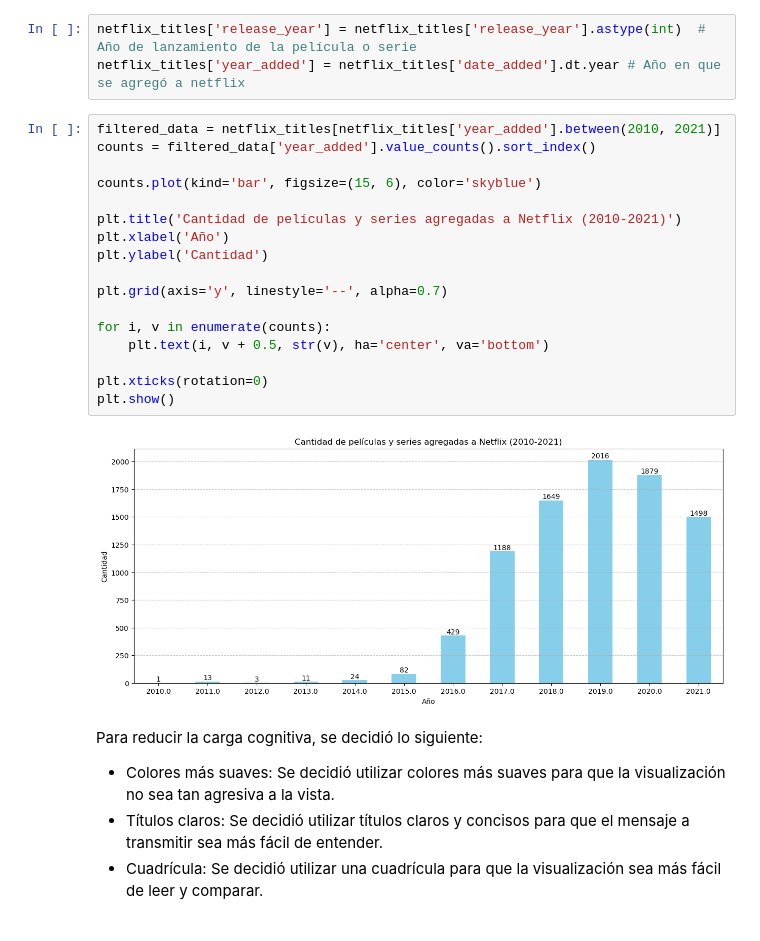
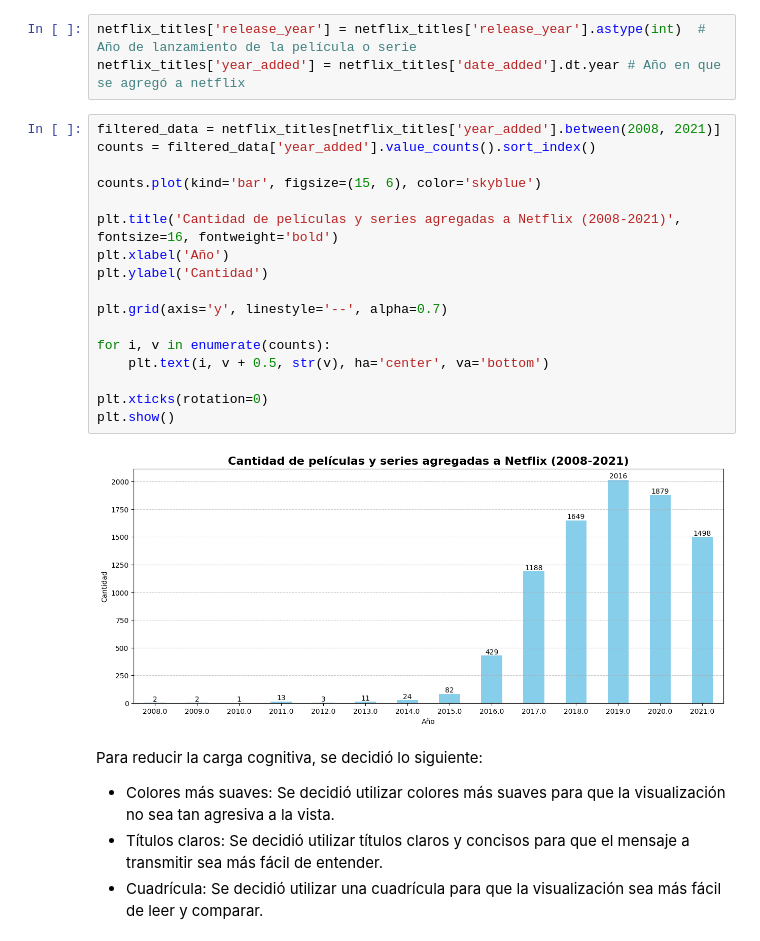
Before and after one commit to markalbrand56/DS-Laboratorio-9, a Jupyter notebook: netflix_titles.ipynb, the cells around one changed output. Cells and saved outputs as stored; diff of their text form.

```diff
--- a/netflix_titles.ipynb
+++ b/netflix_titles.ipynb
@@ -100,24 +100,24 @@ netflix_titles['date_added'] = pd.to_datetime(netflix_titles['date_added'])
 netflix_titles['release_year'] = netflix_titles['release_year'].astype(int)  # Año de lanzamiento de la película o serie
 netflix_titles['year_added'] = netflix_titles['date_added'].dt.year # Año en que se agregó a netflix
 # %%
-filtered_data = netflix_titles[netflix_titles['year_added'].between(2010, 2021)]
+filtered_data = netflix_titles[netflix_titles['year_added'].between(2008, 2021)]
 counts = filtered_data['year_added'].value_counts().sort_index()
 
 counts.plot(kind='bar', figsize=(15, 6), color='skyblue')
 
-plt.title('Cantidad de películas y series agregadas a Netflix (2010-2021)')
+plt.title('Cantidad de películas y series agregadas a Netflix (2008-2021)', fontsize=16, fontweight='bold')
 plt.xlabel('Año')
 plt.ylabel('Cantidad')
 
 plt.grid(axis='y', linestyle='--', alpha=0.7)
 
 for i, v in enumerate(counts):
     plt.text(i, v + 0.5, str(v), ha='center', va='bottom')
 
 plt.xticks(rotation=0)
 plt.show()
 # %% [output]
-[figure, old version]
+[figure, new version]
 # %% [markdown]
 Para reducir la carga cognitiva, se decidió lo siguiente:
 
```
Also changed, not shown: parts of 3 cells of this notebook, 2 other files.
